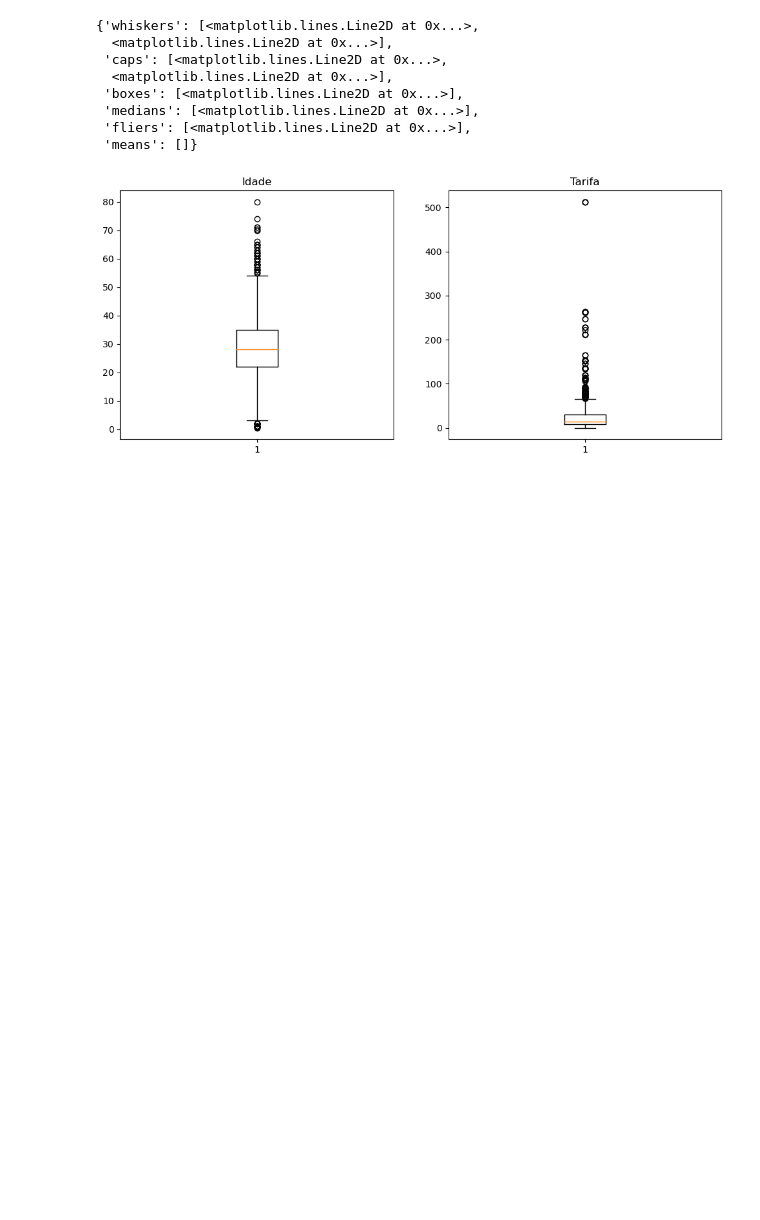
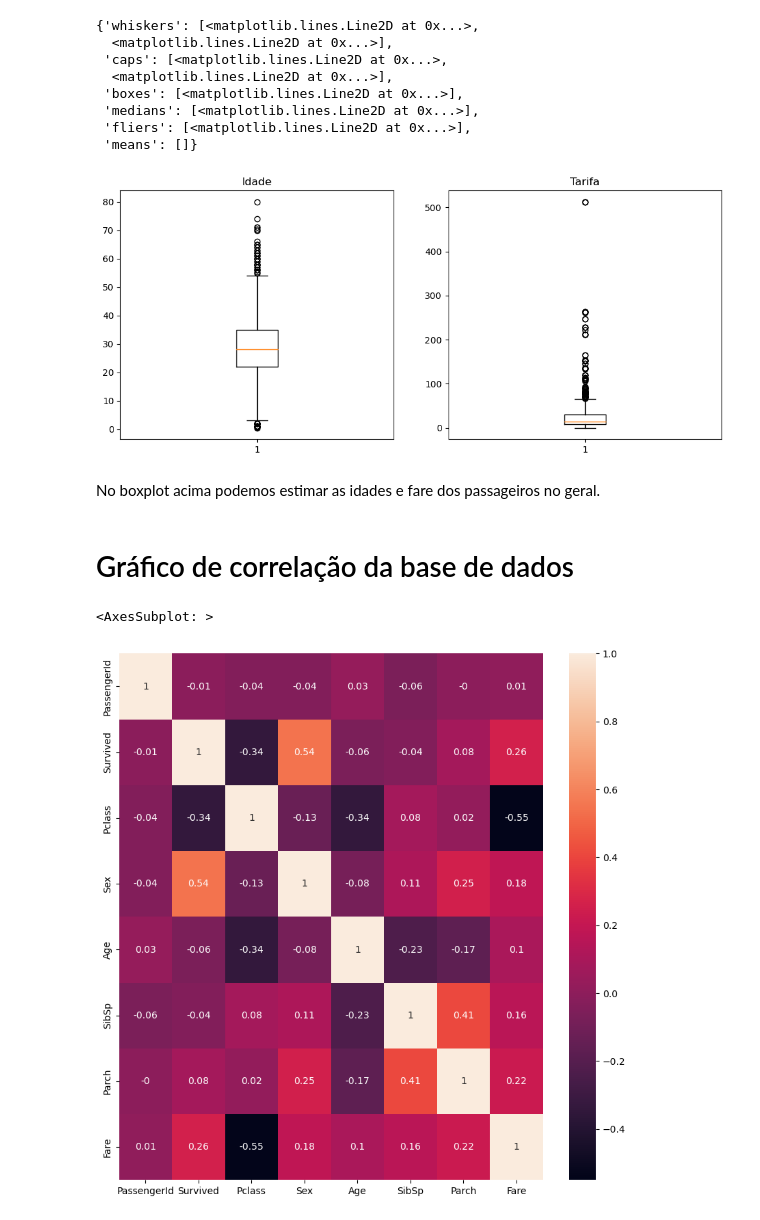
Before and after one commit to Vander-ST/SeminarioMBA, a Jupyter notebook: seminario.ipynb, the cells around one changed output. Drawn from its saved outputs; the diff is of its cells as text; code cells hidden in the pictures; blank space fills up the shorter version.

```diff
--- a/seminario.ipynb
+++ b/seminario.ipynb
@@ -78,3 +100,13 @@ ax1[1].boxplot(Base.Fare)                               #Criando boxplot da colu
  'fliers': [<matplotlib.lines.Line2D at 0x...>],
  'means': []}
 [figure]
+# %% [markdown]
+No boxplot acima podemos estimar as idades e fare dos passageiros no geral.
+# %% [markdown]
+# Gráfico de correlação da base de dados
+# %%
+plt.figure(figsize=(10,10))             #Criando imagem e definindo tamanho
+sns.heatmap(Base.corr().round(2), annot = True)         #gráfico de correlação usando biblioteca seaborn(sns) e arredondando para 2 casas decimais
+# %% [output]
+<AxesSubplot: >
+[figure, added]
```
Also changed, not shown: parts of 57 cells of this notebook.
